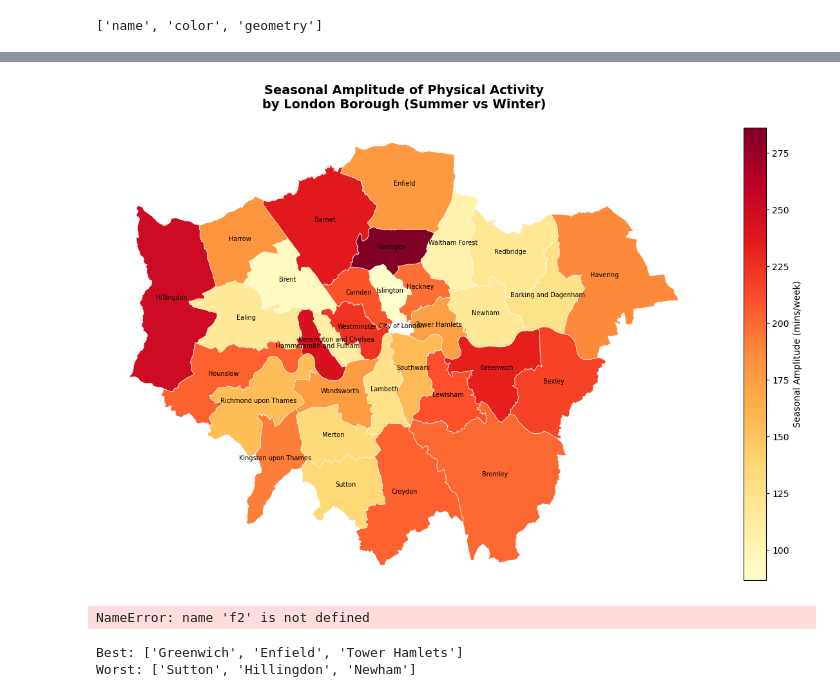
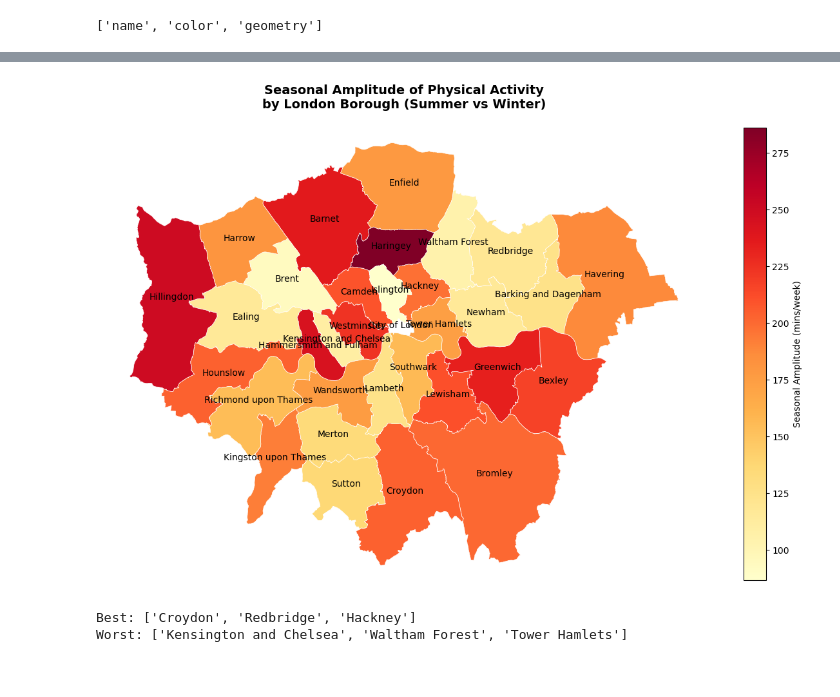
Before and after one commit to ferguswatson39/london_sport2, a Jupyter notebook: src/stream_1/forecasting/call_forecasting_class.ipynb, the cells around one changed output, grey strips where cells are left out. Drawn from its saved outputs; the diff is of its cells as text; code cells hidden in the pictures.

```diff
--- a/src/stream_1/forecasting/call_forecasting_class.ipynb
+++ b/src/stream_1/forecasting/call_forecasting_class.ipynb
@@ -96,46 +70,42 @@ from matplotlib.colors import Normalize
 from matplotlib import cm
 
 fig, ax = plt.subplots(figsize=(12, 12))
 
 gdf_merged.plot(
     column='amplitude',
     ax=ax,
     cmap='YlOrRd',
     legend=True,
     legend_kwds={'label': 'Seasonal Amplitude (mins/week)', 'shrink': 0.6},
     edgecolor='white',
     linewidth=0.5
 )
 
 for _, row in gdf_merged.iterrows():
     ax.annotate(
         row['name'],
         xy=(row.geometry.centroid.x, row.geometry.centroid.y),
-        ha='center', fontsize=7, color='black'
+        ha='center', fontsize=10, color='black'
     )
 
 ax.set_title('Seasonal Amplitude of Physical Activity\nby London Borough (Summer vs Winter)',
              fontsize=14, fontweight='bold', pad=15)
 ax.axis('off')
 plt.tight_layout()
 plt.savefig('choropleth_amplitude.png', dpi=150, bbox_inches='tight')
 plt.show()
 
 gdf_merged[['name', 'amplitude']].to_csv('borough_amplitude.csv', index=False)
 gdf_merged.to_file('borough_amplitude.shp')
 # %% [output]
-[figure, old version]
+[figure, new version]
-# %%
-print(f2.sarima_forecast.keys())
-# %% [output]
-NameError: name 'f2' is not defined
 # %%
-borough_maes = f2.sarima_forecast[['LA_Name', 'mae']].sort_values('mae')
+borough_maes = sqb.sarima_forecast[['LA_Name', 'mae']].sort_values('mae')
 
 best_3 = borough_maes.head(3)['LA_Name'].tolist()
 worst_3 = borough_maes.tail(3)['LA_Name'].tolist()
 print("Best:", best_3)
 print("Worst:", worst_3)
 # %% [output]
-Best: ['Greenwich', 'Enfield', 'Tower Hamlets']
-Worst: ['Sutton', 'Hillingdon', 'Newham']
+Best: ['Croydon', 'Redbridge', 'Hackney']
+Worst: ['Kensington and Chelsea', 'Waltham Forest', 'Tower Hamlets']
```
Also changed, not shown: parts of 17 cells of this notebook, 2 other files.
